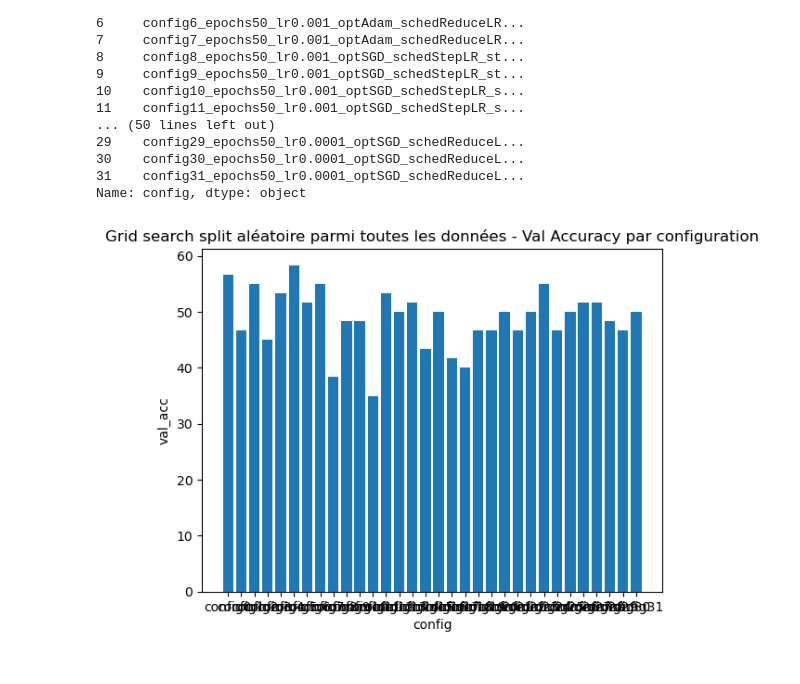
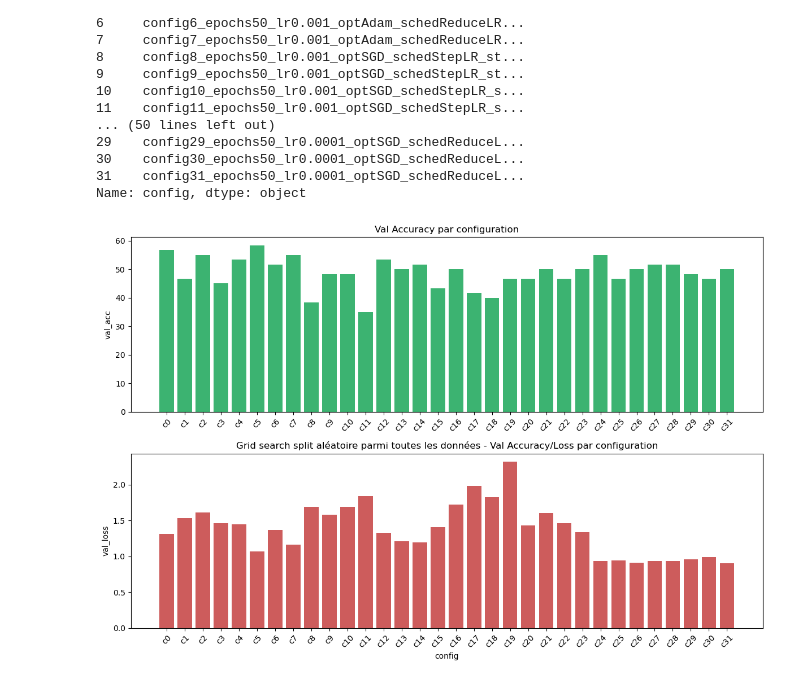
Before and after one commit to tinyhurricaneclarity/projet-deep-learning-m1, a Jupyter notebook: resnet18/src/resnet18_RGB/results/visualisation_grid.ipynb, the cells around one changed output. Cells and saved outputs as stored; diff of their text form; code cells hidden in the pictures.

Commit message:
analyse des résultats split aléatoire et par classe

```diff
--- a/resnet18/src/resnet18_RGB/results/visualisation_grid.ipynb
+++ b/resnet18/src/resnet18_RGB/results/visualisation_grid.ipynb
@@ -39,10 +40,24 @@ val_acc_par_classe = grid_par_classe['val_acc']
 # %%
-plt.bar(config_classique, val_acc_classique)
-plt.title("Grid search split aléatoire parmi toutes les données - Val Accuracy par configuration")
-plt.xlabel('config')
-plt.ylabel('val_acc')
+fig, axes = plt.subplots(2, 1, figsize=(12, 8))
 
+#Accuracy
+
+axes[0].bar(config_classique, grid_classique['val_acc'], color="mediumseagreen")
+axes[0].set_title("Val Accuracy par configuration")
+axes[0].set_ylabel("val_acc")
+axes[0].tick_params(axis='x', rotation=45)
+
+#Loss
+axes[1].bar(config_classique, grid_classique['val_loss'], color='indianred')
+axes[1].set_title("Val Loss par configuration")
+axes[1].set_xlabel("config")
+axes[1].set_ylabel("val_loss")
+axes[1].tick_params(axis='x', rotation=45)
+
+plt.title("Grid search split aléatoire parmi toutes les données - Val Accuracy/Loss par configuration")
+
+plt.tight_layout() #pour que les labels ne se chevauchent pas
 plt.show()
 # %% [output]
-[figure, old version]
+[figure, new version]
 # %%
```
Also changed, not shown: parts of 6 cells of this notebook, 6 other files.
